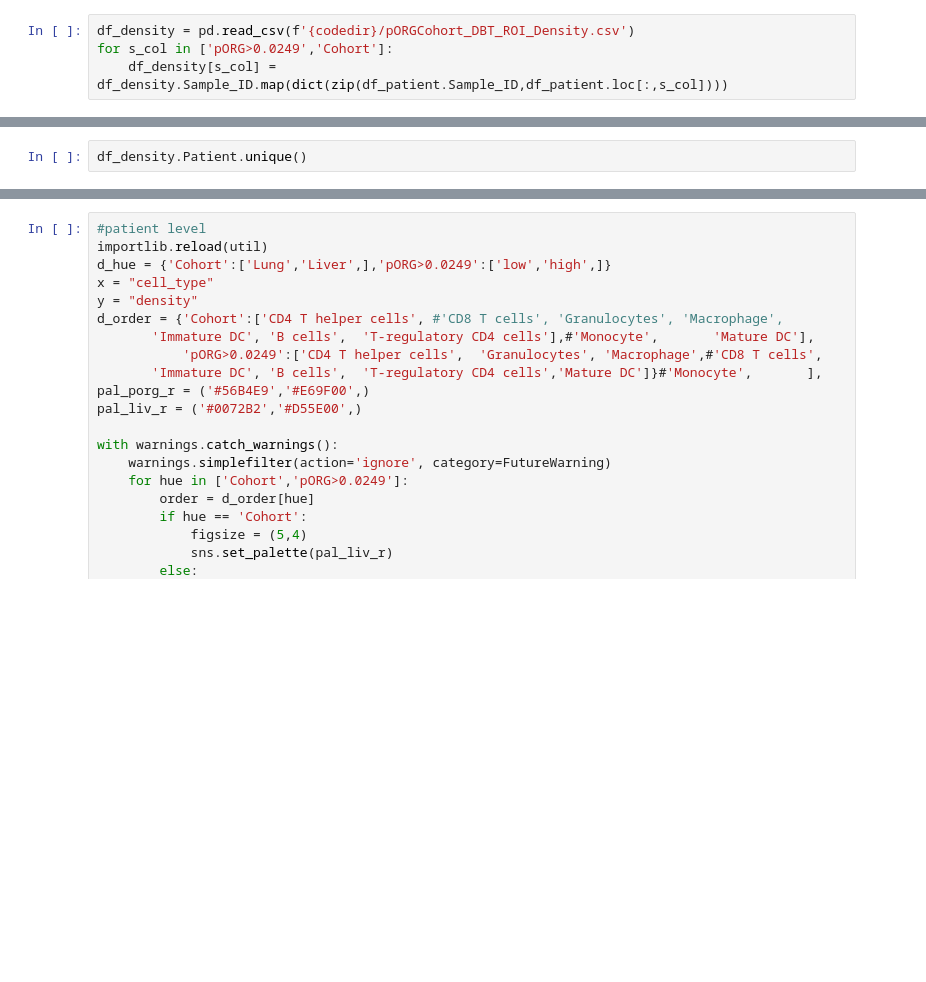
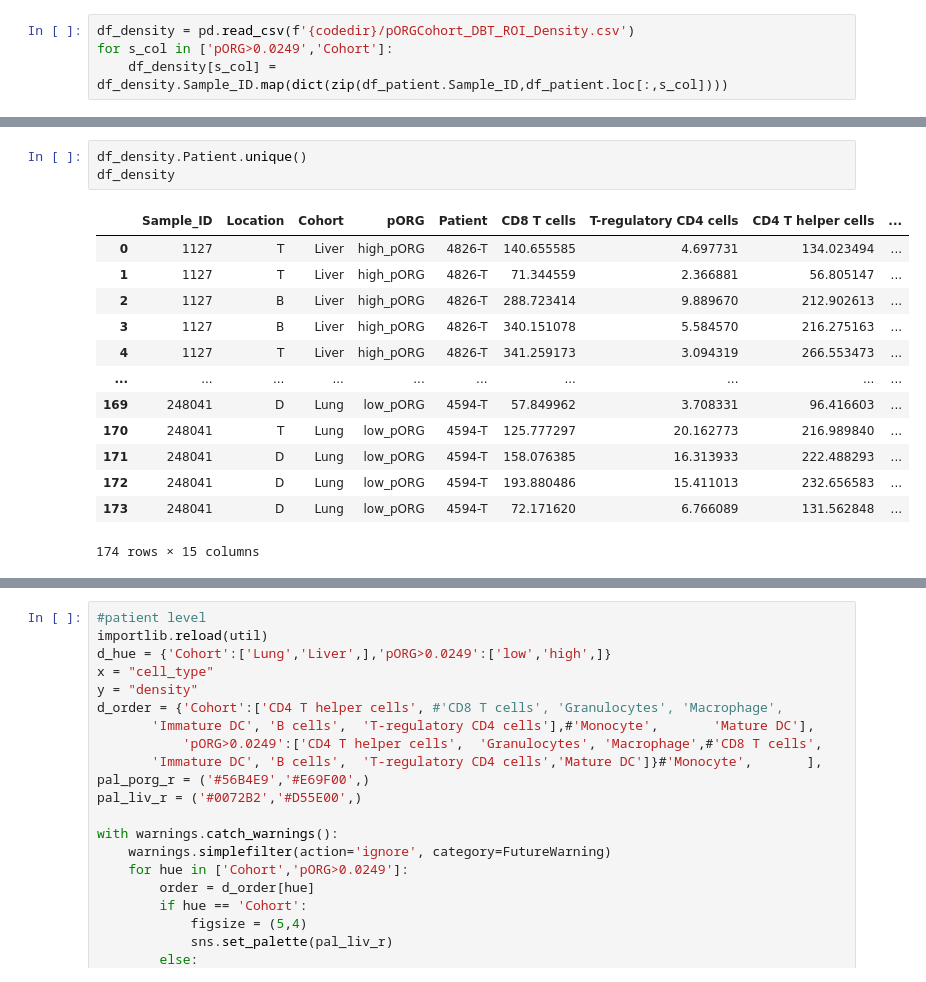
Before and after one commit to engjen/Liver_Lung_PDAC, a Jupyter notebook: 20221025_PDAC_pipeline_Link.ipynb, the cells around one changed output, grey strips where cells are left out. Cells and saved outputs as stored; diff of their text form; blank space fills up the shorter version.

```diff
--- a/20221025_PDAC_pipeline_Link.ipynb
+++ b/20221025_PDAC_pipeline_Link.ipynb
@@ -624,2 +646,17 @@ df_density.loc[:,s_group].value_counts()
 # %%
 df_density.Patient.unique()
+df_density
+# %% [output]
+|  | Sample_ID | Location | Cohort | pORG | Patient | CD8 T cells | T-regulatory CD4 cells | CD4 T helper cells | ... |
+| 0 | 1127 | T | Liver | high_pORG | 4826-T | 140.655585 | 4.697731 | 134.023494 | ... |
+| 1 | 1127 | T | Liver | high_pORG | 4826-T | 71.344559 | 2.366881 | 56.805147 | ... |
+| 2 | 1127 | B | Liver | high_pORG | 4826-T | 288.723414 | 9.889670 | 212.902613 | ... |
+| 3 | 1127 | B | Liver | high_pORG | 4826-T | 340.151078 | 5.584570 | 216.275163 | ... |
+| 4 | 1127 | T | Liver | high_pORG | 4826-T | 341.259173 | 3.094319 | 266.553473 | ... |
+| ... | ... | ... | ... | ... | ... | ... | ... | ... | ... |
+| 169 | 248041 | D | Lung | low_pORG | 4594-T | 57.849962 | 3.708331 | 96.416603 | ... |
+| 170 | 248041 | T | Lung | low_pORG | 4594-T | 125.777297 | 20.162773 | 216.989840 | ... |
+| 171 | 248041 | D | Lung | low_pORG | 4594-T | 158.076385 | 16.313933 | 222.488293 | ... |
+| 172 | 248041 | D | Lung | low_pORG | 4594-T | 193.880486 | 15.411013 | 232.656583 | ... |
+| 173 | 248041 | D | Lung | low_pORG | 4594-T | 72.171620 | 6.766089 | 131.562848 | ... |
+174 rows × 15 columns
```
Also changed, not shown: parts of 17 cells of this notebook, 2 other files.
